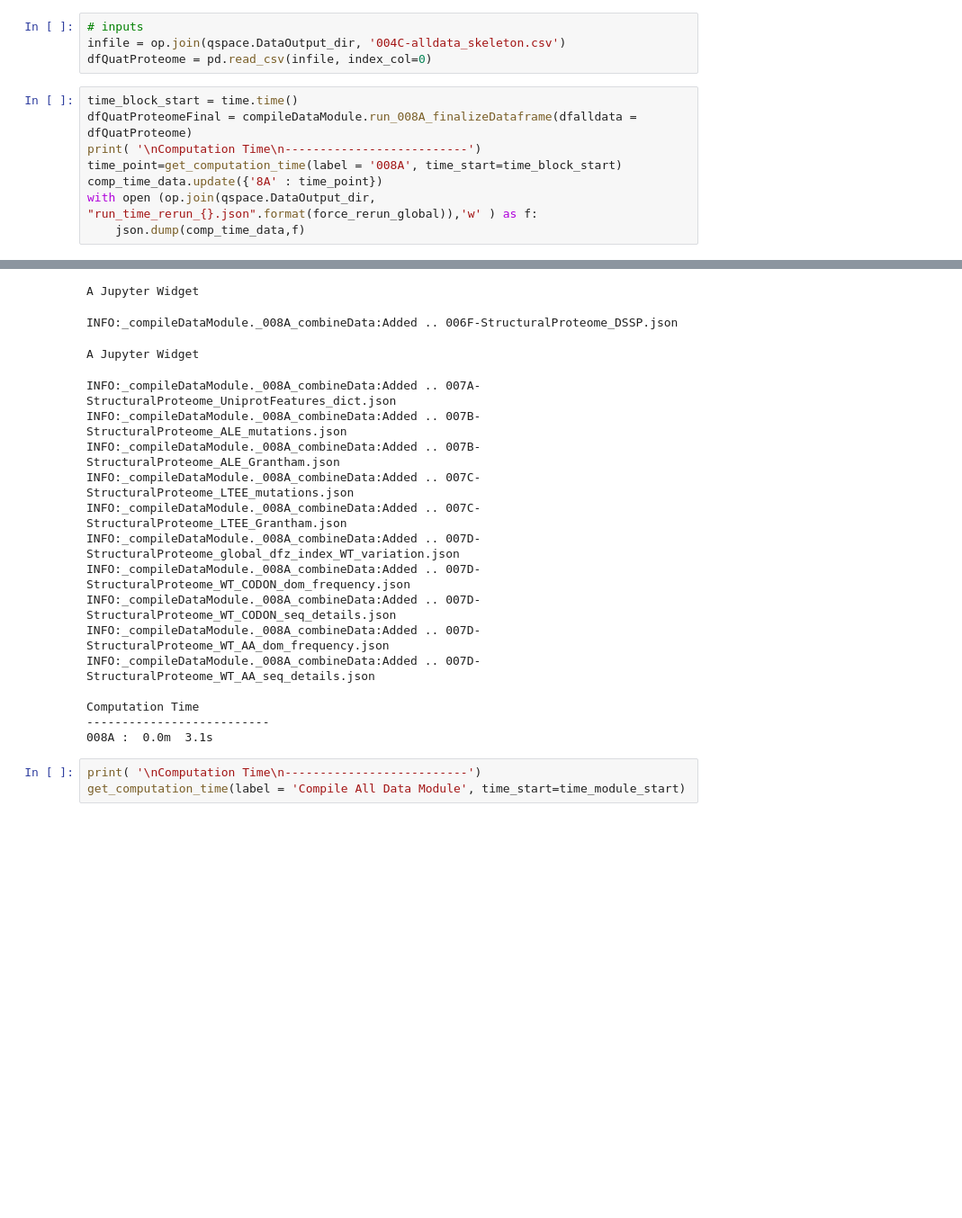
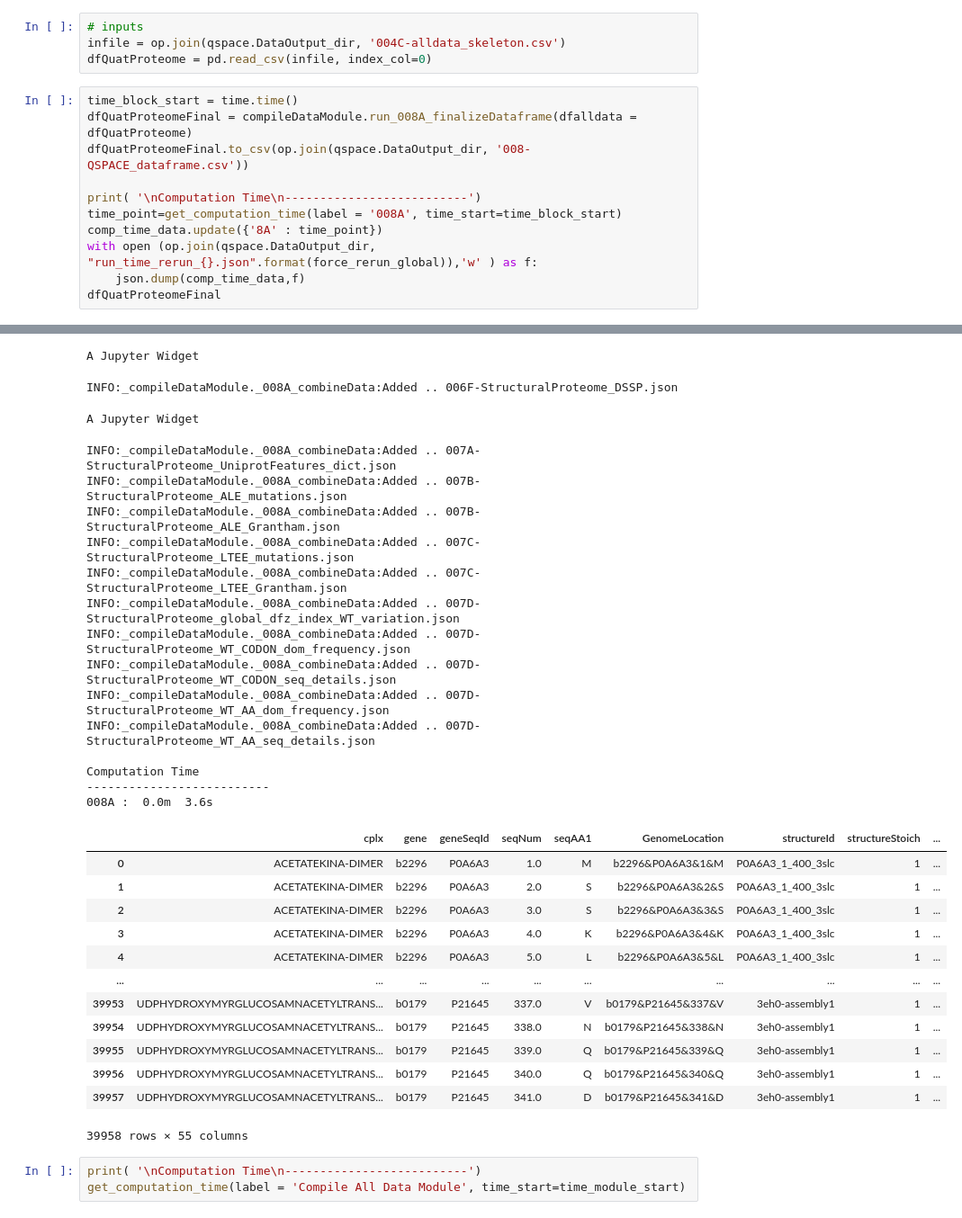
Before and after one commit to EdwardCatoiu/QSPACE, a Jupyter notebook: demo_QSPACE.ipynb, the cells around one changed output, grey strips where cells are left out. Shown at 90% size. Drawn from its saved outputs; the diff is of its cells as text; blank space fills up the shorter version.

```diff
--- a/demo_QSPACE.ipynb
+++ b/demo_QSPACE.ipynb
@@ -2808,39 +2808,55 @@ dfQuatProteome = pd.read_csv(infile, index_col=0)
 # %%
 time_block_start = time.time()
 dfQuatProteomeFinal = compileDataModule.run_008A_finalizeDataframe(dfalldata = dfQuatProteome)
+dfQuatProteomeFinal.to_csv(op.join(qspace.DataOutput_dir, '008-QSPACE_dataframe.csv'))
+
 print( '\nComputation Time\n--------------------------')
 time_point=get_computation_time(label = '008A', time_start=time_block_start)
 comp_time_data.update({'8A' : time_point})
 with open (op.join(qspace.DataOutput_dir, "run_time_rerun_{}.json".format(force_rerun_global)),'w' ) as f:
     json.dump(comp_time_data,f)
+dfQuatProteomeFinal
 # %% [output]
 INFO:_compileDataModule._008A_combineData:Added .. 005F-StructuralProteome_Protein_compartment.json
 INFO:_compileDataModule._008A_combineData:Added .. 005F-StructuralProteome_AA_compartment.json
 A Jupyter Widget
 INFO:_compileDataModule._008A_combineData:Added .. 006A-StructuralProteome_DISEMBL_disorder.json
 A Jupyter Widget
 INFO:_compileDataModule._008A_combineData:Added .. 006B-StructuralProteome_SCRATCH.json
 INFO:_compileDataModule._008A_combineData:Added .. 006D-StructuralProteome-disulfide_bridges.json
 INFO:_compileDataModule._008A_combineData:Added .. 006E-StructuralProteome-interfaces_ScanNet.json
 A Jupyter Widget
 INFO:_compileDataModule._008A_combineData:Added .. 006E-StructuralProteome-interfaces_geometry.json
 A Jupyter Widget
 INFO:_compileDataModule._008A_combineData:Added .. 006F-StructuralProteome_DSSP.json
 A Jupyter Widget
 INFO:_compileDataModule._008A_combineData:Added .. 007A-StructuralProteome_UniprotFeatures_dict.json
 INFO:_compileDataModule._008A_combineData:Added .. 007B-StructuralProteome_ALE_mutations.json
 INFO:_compileDataModule._008A_combineData:Added .. 007B-StructuralProteome_ALE_Grantham.json
 INFO:_compileDataModule._008A_combineData:Added .. 007C-StructuralProteome_LTEE_mutations.json
 INFO:_compileDataModule._008A_combineData:Added .. 007C-StructuralProteome_LTEE_Grantham.json
 INFO:_compileDataModule._008A_combineData:Added .. 007D-StructuralProteome_global_dfz_index_WT_variation.json
 INFO:_compileDataModule._008A_combineData:Added .. 007D-StructuralProteome_WT_CODON_dom_frequency.json
 INFO:_compileDataModule._008A_combineData:Added .. 007D-StructuralProteome_WT_CODON_seq_details.json
 INFO:_compileDataModule._008A_combineData:Added .. 007D-StructuralProteome_WT_AA_dom_frequency.json
 INFO:_compileDataModule._008A_combineData:Added .. 007D-StructuralProteome_WT_AA_seq_details.json
 
 Computation Time
 --------------------------
-008A :  0.0m  3.1s
+008A :  0.0m  3.6s
+|  | cplx | gene | geneSeqId | seqNum | seqAA1 | GenomeLocation | structureId | structureStoich | ... |
+| 0 | ACETATEKINA-DIMER | b2296 | P0A6A3 | 1.0 | M | b2296&P0A6A3&1&M | P0A6A3_1_400_3slc | 1 | ... |
+| 1 | ACETATEKINA-DIMER | b2296 | P0A6A3 | 2.0 | S | b2296&P0A6A3&2&S | P0A6A3_1_400_3slc | 1 | ... |
+| 2 | ACETATEKINA-DIMER | b2296 | P0A6A3 | 3.0 | S | b2296&P0A6A3&3&S | P0A6A3_1_400_3slc | 1 | ... |
+| 3 | ACETATEKINA-DIMER | b2296 | P0A6A3 | 4.0 | K | b2296&P0A6A3&4&K | P0A6A3_1_400_3slc | 1 | ... |
+| 4 | ACETATEKINA-DIMER | b2296 | P0A6A3 | 5.0 | L | b2296&P0A6A3&5&L | P0A6A3_1_400_3slc | 1 | ... |
+| ... | ... | ... | ... | ... | ... | ... | ... | ... | ... |
+| 39953 | UDPHYDROXYMYRGLUCOSAMNACETYLTRANS... | b0179 | P21645 | 337.0 | V | b0179&P21645&337&V | 3eh0-assembly1 | 1 | ... |
+| 39954 | UDPHYDROXYMYRGLUCOSAMNACETYLTRANS... | b0179 | P21645 | 338.0 | N | b0179&P21645&338&N | 3eh0-assembly1 | 1 | ... |
+| 39955 | UDPHYDROXYMYRGLUCOSAMNACETYLTRANS... | b0179 | P21645 | 339.0 | Q | b0179&P21645&339&Q | 3eh0-assembly1 | 1 | ... |
+| 39956 | UDPHYDROXYMYRGLUCOSAMNACETYLTRANS... | b0179 | P21645 | 340.0 | Q | b0179&P21645&340&Q | 3eh0-assembly1 | 1 | ... |
+| 39957 | UDPHYDROXYMYRGLUCOSAMNACETYLTRANS... | b0179 | P21645 | 341.0 | D | b0179&P21645&341&D | 3eh0-assembly1 | 1 | ... |
+39958 rows × 55 columns
 # %%
 print( '\nComputation Time\n--------------------------')
 get_computation_time(label = 'Compile All Data Module', time_start=time_module_start)
```
Also changed, not shown: parts of 3 cells of this notebook, 4 other files.
